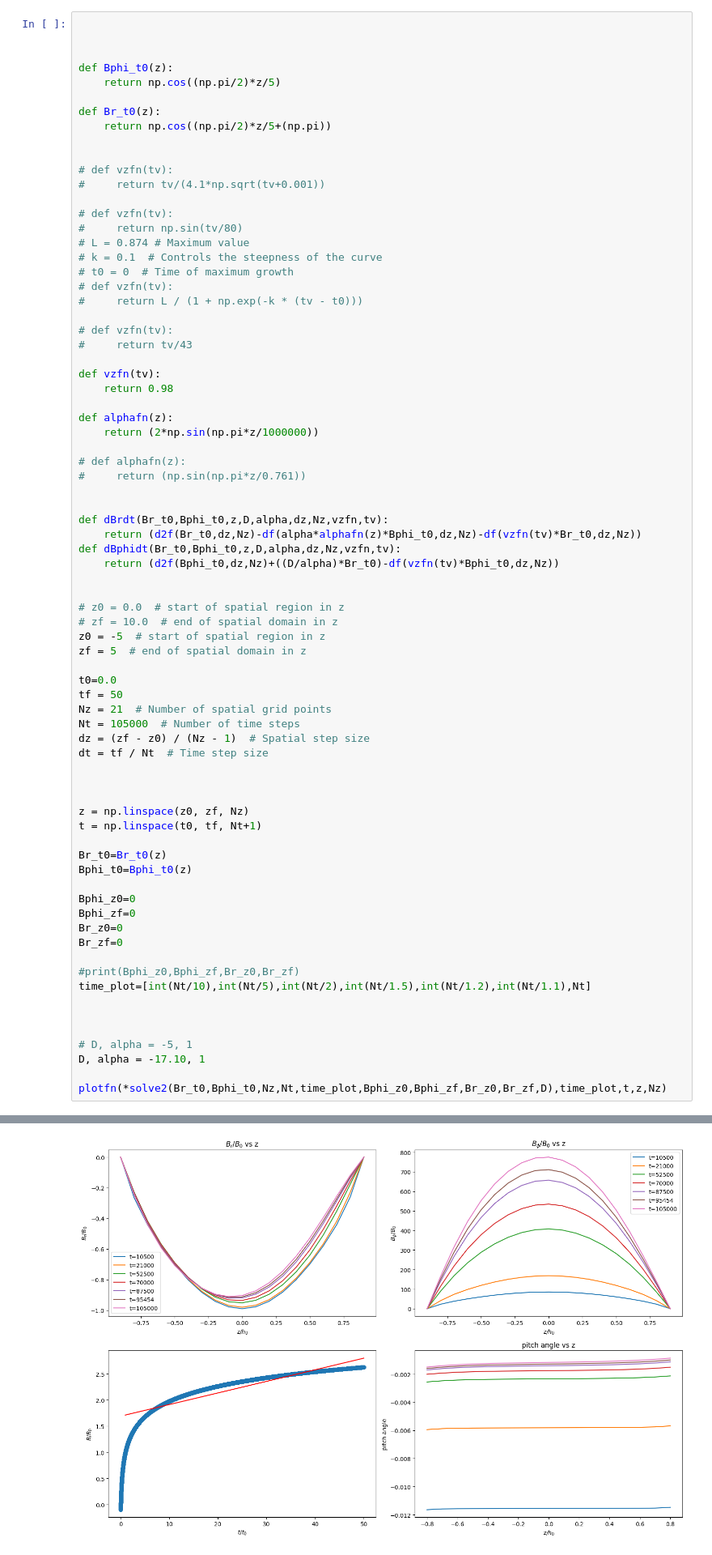
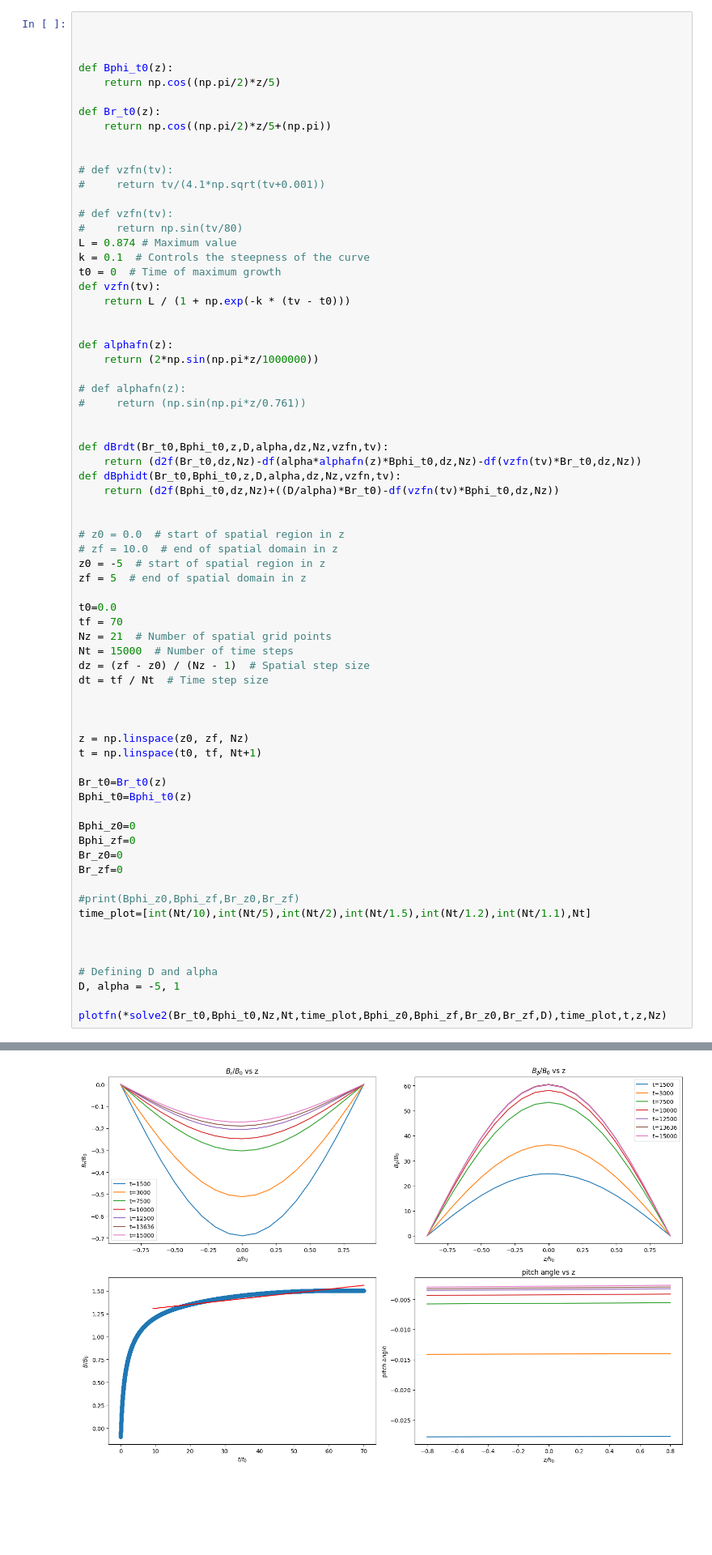
Before and after one commit to mjunaid31/Project_MHD, a Jupyter notebook: task3.ipynb, the cells around one changed output, grey strips where cells are left out. Shown at 81% size. Drawn from its saved outputs; the diff is of its cells as text; blank space fills up the shorter version.

```diff
--- a/task3.ipynb
+++ b/task3.ipynb
@@ -446,17 +421,12 @@ def Br_t0(z):
 
 # def vzfn(tv):
 #     return np.sin(tv/80)
-# L = 0.874 # Maximum value
-# k = 0.1  # Controls the steepness of the curve
-# t0 = 0  # Time of maximum growth
-# def vzfn(tv):
-#     return L / (1 + np.exp(-k * (tv - t0)))
+L = 0.874 # Maximum value
+k = 0.1  # Controls the steepness of the curve
+t0 = 0  # Time of maximum growth
+def vzfn(tv):
+    return L / (1 + np.exp(-k * (tv - t0)))
 
-# def vzfn(tv):
-#     return tv/43
-
-def vzfn(tv):
-    return 0.98
 
 def alphafn(z):
     return (2*np.sin(np.pi*z/1000000))
@@ -477,9 +447,9 @@ z0 = -5  # start of spatial region in z
 zf = 5  # end of spatial domain in z
 
 t0=0.0
-tf = 50
+tf = 70
 Nz = 21  # Number of spatial grid points
-Nt = 105000  # Number of time steps
+Nt = 15000  # Number of time steps
 dz = (zf - z0) / (Nz - 1)  # Spatial step size
 dt = tf / Nt  # Time step size
 
@@ -501,8 +471,8 @@ time_plot=[int(Nt/10),int(Nt/5),int(Nt/2),int(Nt/1.5),int(Nt/1.2),int(Nt/1.1),Nt
 
 
 
-# D, alpha = -5, 1
-D, alpha = -17.10, 1
+# Defining D and alpha
+D, alpha = -5, 1
 
 plotfn(*solve2(Br_t0,Bphi_t0,Nz,Nt,time_plot,Bphi_z0,Bphi_zf,Br_z0,Br_zf,D),time_plot,t,z,Nz)
 # %% [output]
@@ -509 +480 @@ plotfn(*solve2(Br_t0,Bphi_t0,Nz,Nt,time_plot,Bphi_z0,Bphi_zf,Br_z0,Br_zf,D),time
-[figure, old version]
+[figure, new version]
```
Also changed, not shown: parts of 12 cells of this notebook.
